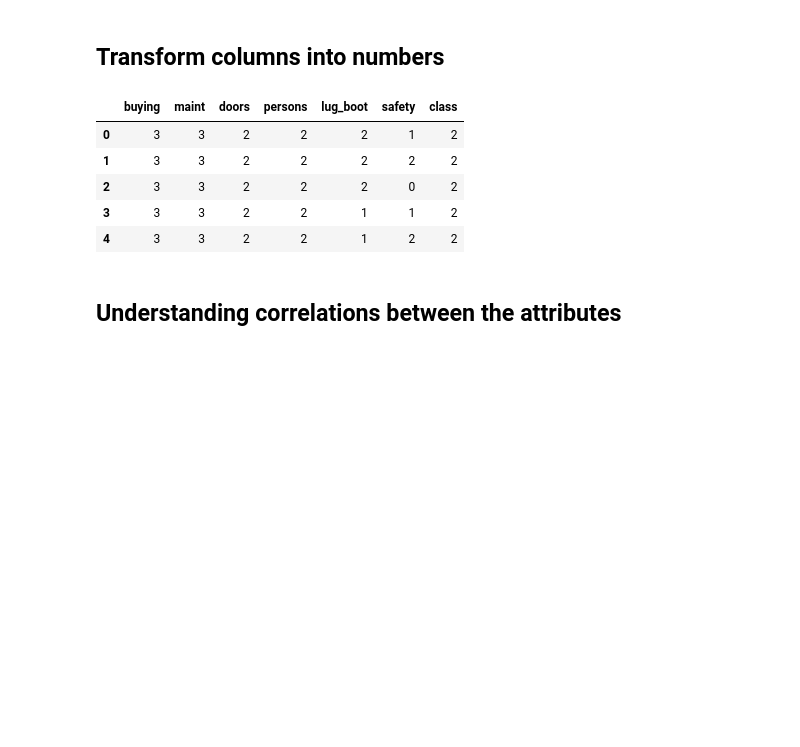
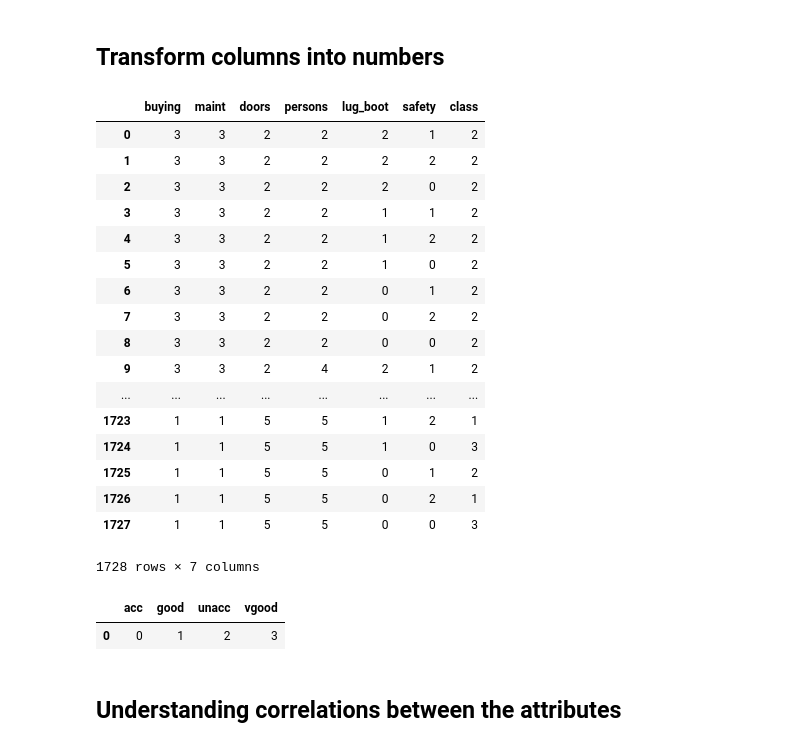
Before and after one commit to gultekingokhan/car-evaluation, a Jupyter notebook: Car Evaluation - Data Analysis and Prediction.ipynb, the cells around one changed output. Saved outputs shown, nothing was run; the diff lists cells and outputs as text; code cells hidden in the pictures; blank space fills up the shorter version.

```diff
--- a/Car Evaluation - Data Analysis and Prediction.ipynb
+++ b/Car Evaluation - Data Analysis and Prediction.ipynb
@@ -66,26 +71,45 @@ df_with_columns.head()
 # %%
 # Transform
 label_encoder = preprocessing.LabelEncoder()
 
 def transform_column(name):
     df_with_columns[name] = label_encoder.fit_transform(df_with_columns[name])
 
 transform_column("buying")
 transform_column("maint")
 transform_column("lug_boot")
 transform_column("safety")
 
 transform_column("class")
 
 # Reaplace "more" values to numbers
 df_with_columns["doors"] = df_with_columns["doors"].replace("5more", 5)
 df_with_columns["persons"] = df_with_columns["persons"].replace("more", 5)
 
-df_with_columns.head()
+df_with_columns
 # %% [output]
 |  | buying | maint | doors | persons | lug_boot | safety | class |
 | 0 | 3 | 3 | 2 | 2 | 2 | 1 | 2 |
 | 1 | 3 | 3 | 2 | 2 | 2 | 2 | 2 |
 | 2 | 3 | 3 | 2 | 2 | 2 | 0 | 2 |
 | 3 | 3 | 3 | 2 | 2 | 1 | 1 | 2 |
 | 4 | 3 | 3 | 2 | 2 | 1 | 2 | 2 |
+| 5 | 3 | 3 | 2 | 2 | 1 | 0 | 2 |
+| 6 | 3 | 3 | 2 | 2 | 0 | 1 | 2 |
+| 7 | 3 | 3 | 2 | 2 | 0 | 2 | 2 |
+| 8 | 3 | 3 | 2 | 2 | 0 | 0 | 2 |
+| 9 | 3 | 3 | 2 | 4 | 2 | 1 | 2 |
+| ... | ... | ... | ... | ... | ... | ... | ... |
+| 1723 | 1 | 1 | 5 | 5 | 1 | 2 | 1 |
+| 1724 | 1 | 1 | 5 | 5 | 1 | 0 | 3 |
+| 1725 | 1 | 1 | 5 | 5 | 0 | 1 | 2 |
+| 1726 | 1 | 1 | 5 | 5 | 0 | 2 | 1 |
+| 1727 | 1 | 1 | 5 | 5 | 0 | 0 | 3 |
+1728 rows × 7 columns
+# %%
+# Class value mapping
+le_name_mapping = pd.DataFrame(dict(zip(label_encoder.classes_, label_encoder.transform(label_encoder.classes_))), index=[0])
+le_name_mapping
+# %% [output]
+|  | acc | good | unacc | vgood |
+| 0 | 0 | 1 | 2 | 3 |
```
Also changed, not shown: parts of 22 cells of this notebook.
